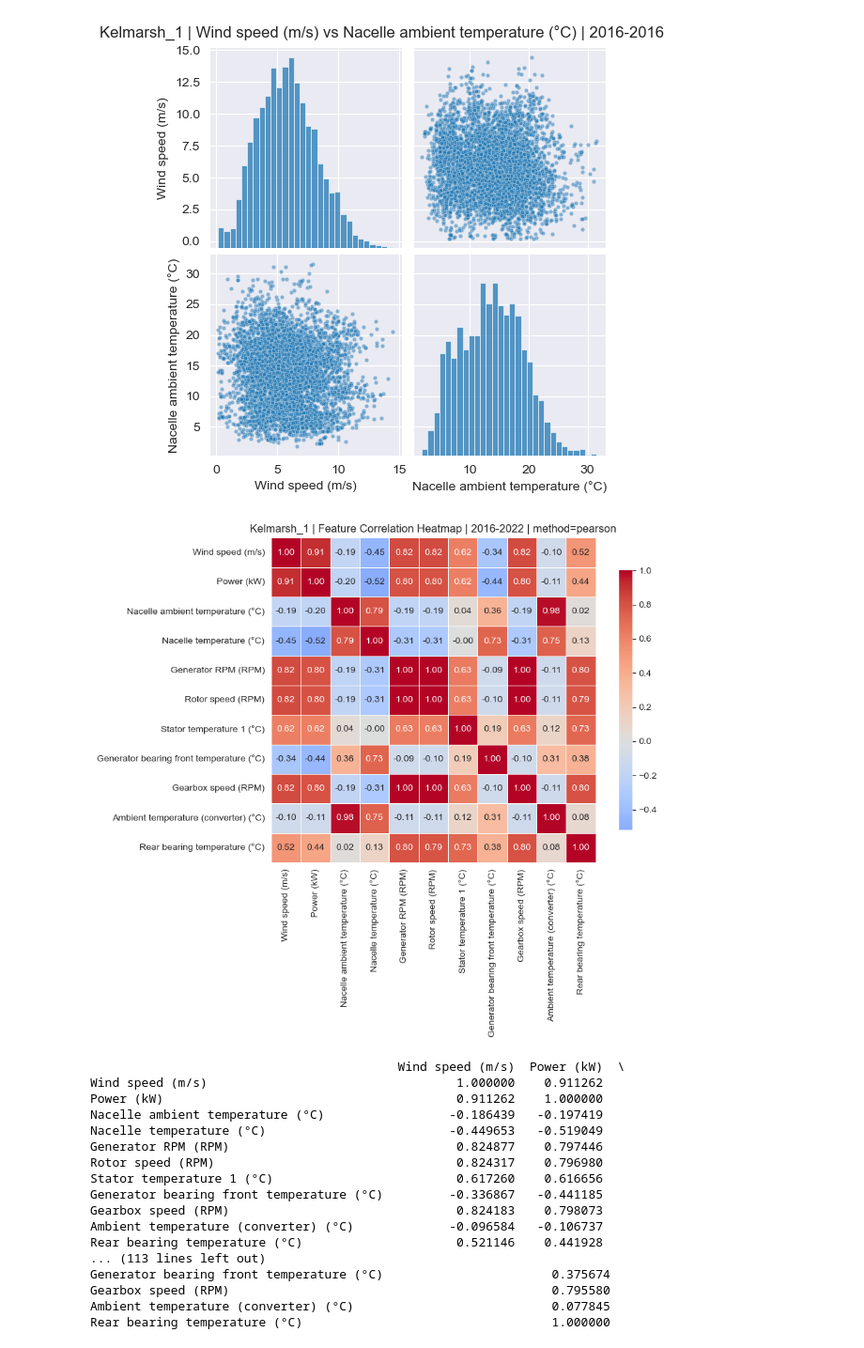
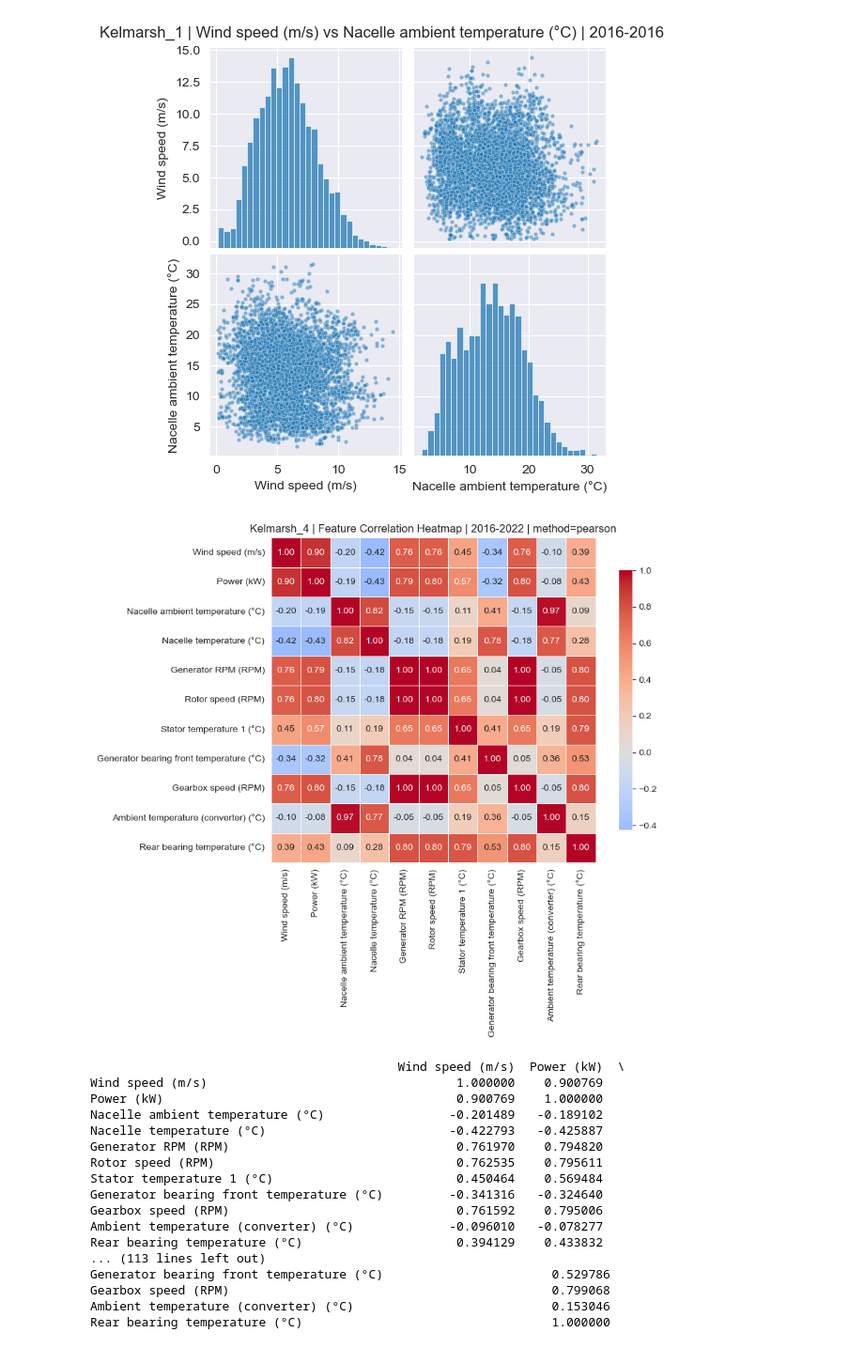
Before and after one commit to Zhenghao1709/Master_Thesis, a Jupyter notebook: notebooks/signal_viewer.ipynb, the cells around one changed output. Shown at 94% size. Saved outputs shown, nothing was run; the diff lists cells and outputs as text; code cells hidden in the pictures.

Commit message:
Update SCADA extraction and signal diagnostics

```diff
--- a/notebooks/signal_viewer.ipynb
+++ b/notebooks/signal_viewer.ipynb
@@ -92,8 +96,18 @@ for year in range(2016, 2023):
     for month in range(1, 13):
         MONTH_OPTIONS.append(f"{year}-{month:02d}")
 # %%
+from pathlib import Path
+import sys
+import pandas as pd
+
+PROJECT_ROOT = Path.cwd().parent if Path.cwd().name == "notebooks" else Path.cwd()
+if str(PROJECT_ROOT) not in sys.path:
+    sys.path.insert(0, str(PROJECT_ROOT))
+
+MERGED_SCADA_DIR = PROJECT_ROOT / "data" / "interim" / "kelmarsh" / "merged_scada"
+
 def load_merged_scada_for_turbine(turbine_name: str) -> pd.DataFrame:
-    path = MERGED_SCADA_DIR / f"{turbine_name.lower()}_scada_merged_raw_2016_2022.parquet"
+    path = MERGED_SCADA_DIR / f"{turbine_name.lower()}_scada_merged_raw_2016_2024.parquet"
     df = pd.read_parquet(path)
     df["Date and time"] = pd.to_datetime(df["Date and time"], errors="coerce")
     df = df[df["Date and time"].notna()].copy()
@@ -409,35 +423,35 @@ def plot_feature_correlation_heatmap(
 
     return corr_df
 # %%
-turbine_name = "Kelmarsh_1"
+turbine_name = "Kelmarsh_4"
 start_year = 2016
 end_year = 2022
 method = "pearson"   # 也可以改成 "spearman"
 
 corr_df = plot_feature_correlation_heatmap(
     turbine_name=turbine_name,
     start_year=start_year,
     end_year=end_year,
     method=method,
 )
 
 print(corr_df)
 # %% [output]
-[figure, old version]
+[figure, new version]
                                           Wind speed (m/s)  Power (kW)  \
-Wind speed (m/s)                                  1.000000    0.911262
-Power (kW)                                        0.911262    1.000000
-Nacelle ambient temperature (°C)                 -0.186439   -0.197419
-Nacelle temperature (°C)                         -0.449653   -0.519049
-Generator RPM (RPM)                               0.824877    0.797446
-Rotor speed (RPM)                                 0.824317    0.796980
-Stator temperature 1 (°C)                         0.617260    0.616656
-Generator bearing front temperature (°C)         -0.336867   -0.441185
-Gearbox speed (RPM)                               0.824183    0.798073
-Ambient temperature (converter) (°C)             -0.096584   -0.106737
-Rear bearing temperature (°C)                     0.521146    0.441928
+Wind speed (m/s)                                  1.000000    0.900769
+Power (kW)                                        0.900769    1.000000
+Nacelle ambient temperature (°C)                 -0.201489   -0.189102
+Nacelle temperature (°C)                         -0.422793   -0.425887
+Generator RPM (RPM)                               0.761970    0.794820
+Rotor speed (RPM)                                 0.762535    0.795611
+Stator temperature 1 (°C)                         0.450464    0.569484
+Generator bearing front temperature (°C)         -0.341316   -0.324640
+Gearbox speed (RPM)                               0.761592    0.795006
+Ambient temperature (converter) (°C)             -0.096010   -0.078277
+Rear bearing temperature (°C)                     0.394129    0.433832
 ... (113 lines left out)
-Generator bearing front temperature (°C)                       0.375674
-Gearbox speed (RPM)                                            0.795580
-Ambient temperature (converter) (°C)                           0.077845
+Generator bearing front temperature (°C)                       0.529786
+Gearbox speed (RPM)                                            0.799068
+Ambient temperature (converter) (°C)                           0.153046
 Rear bearing temperature (°C)                                  1.000000
```
Also changed, not shown: parts of 6 cells of this notebook, 2 other files.
